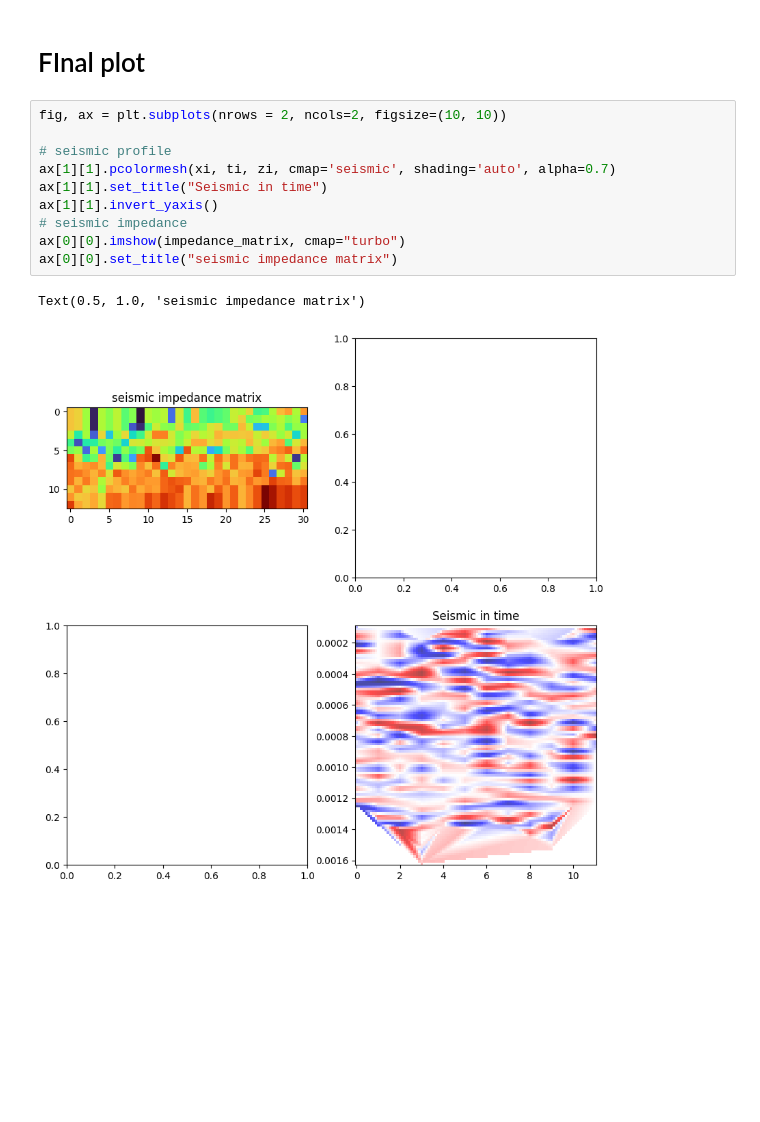
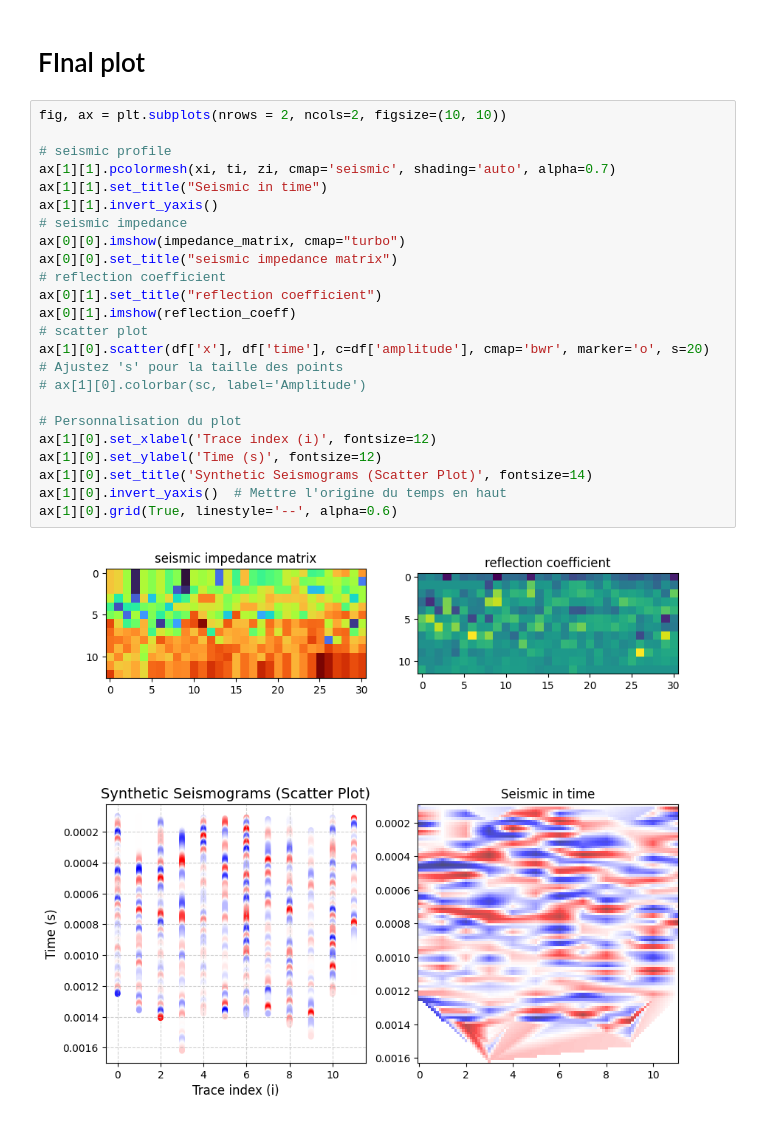
Before and after one commit to Dunckleosteus/seismic, a Jupyter notebook: seismic.ipynb, the cells around one changed output. Cells and saved outputs as stored; diff of their text form; blank space fills up the shorter version.

```diff
--- a/seismic.ipynb
+++ b/seismic.ipynb
@@ -468,13 +472,25 @@ plt.show()
 # %%
 fig, ax = plt.subplots(nrows = 2, ncols=2, figsize=(10, 10))
 
 # seismic profile
 ax[1][1].pcolormesh(xi, ti, zi, cmap='seismic', shading='auto', alpha=0.7)
 ax[1][1].set_title("Seismic in time")
 ax[1][1].invert_yaxis()
 # seismic impedance
 ax[0][0].imshow(impedance_matrix, cmap="turbo")
 ax[0][0].set_title("seismic impedance matrix")
+# reflection coefficient
+ax[0][1].set_title("reflection coefficient")
+ax[0][1].imshow(reflection_coeff)
+# scatter plot
+ax[1][0].scatter(df['x'], df['time'], c=df['amplitude'], cmap='bwr', marker='o', s=20)  # Ajustez 's' pour la taille des points
+# ax[1][0].colorbar(sc, label='Amplitude')
+
+# Personnalisation du plot
+ax[1][0].set_xlabel('Trace index (i)', fontsize=12)
+ax[1][0].set_ylabel('Time (s)', fontsize=12)
+ax[1][0].set_title('Synthetic Seismograms (Scatter Plot)', fontsize=14)
+ax[1][0].invert_yaxis()  # Mettre l'origine du temps en haut
+ax[1][0].grid(True, linestyle='--', alpha=0.6)
 # %% [output]
-Text(0.5, 1.0, 'seismic impedance matrix')
-[figure, old version]
+[figure, new version]
```
Also changed, not shown: parts of 2 cells of this notebook.
